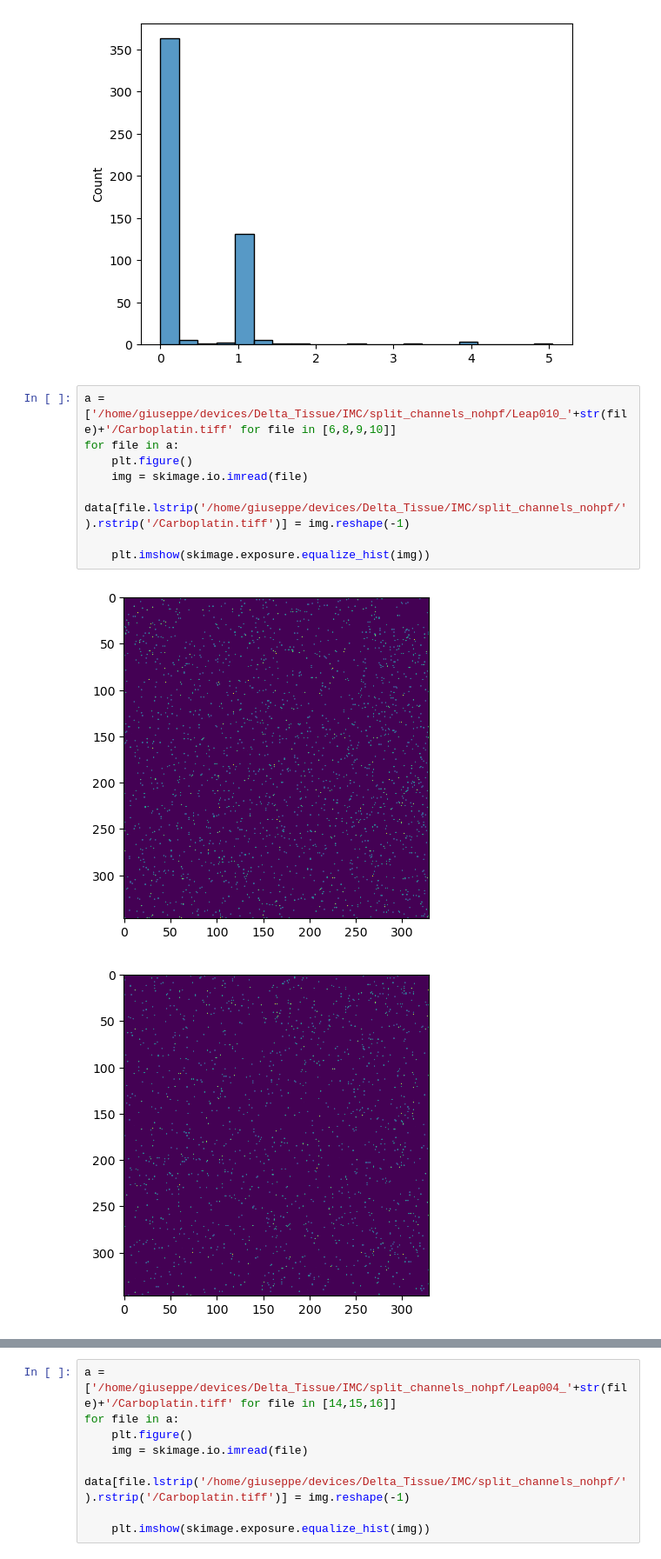
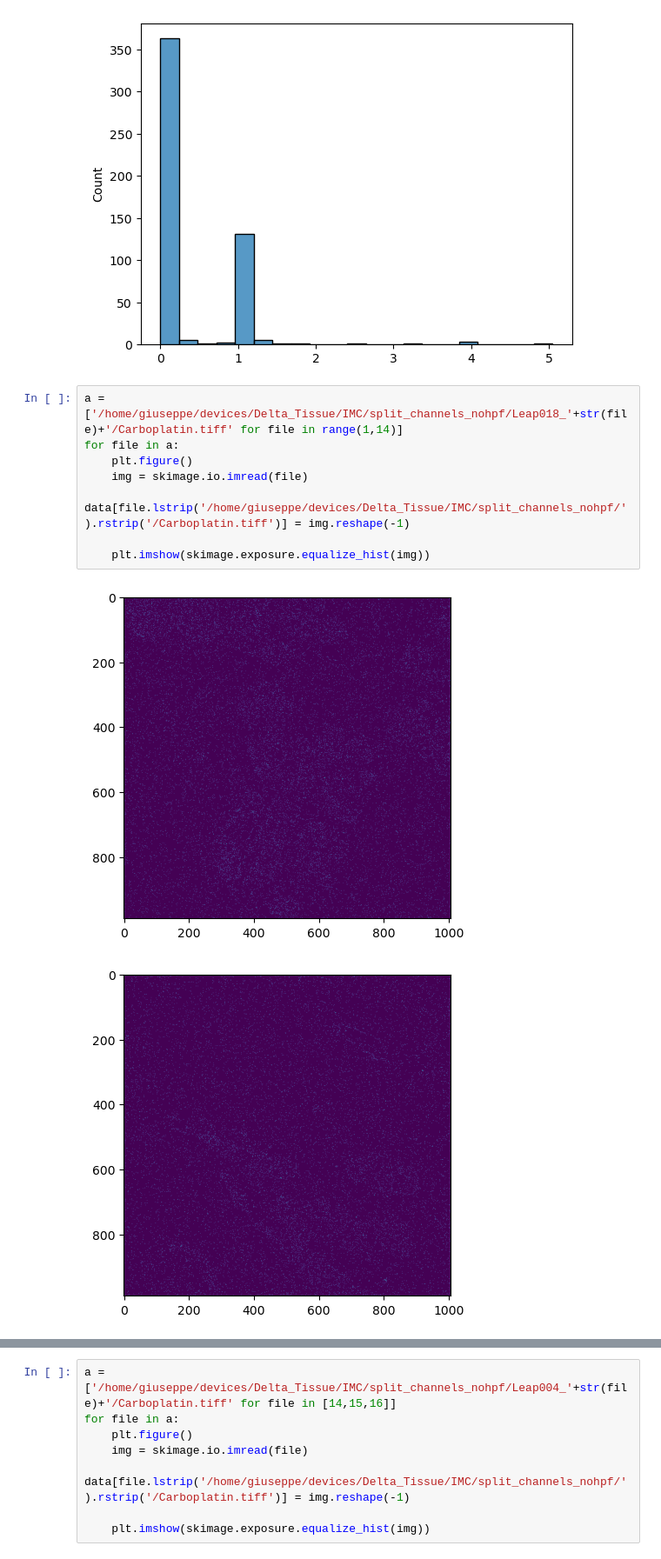
Before and after one commit to Schumacher-group/IMC_TNBC_analysis, a Jupyter notebook: explorative_analysis/find_Carboplatin.ipynb, the cells around one changed output, grey strips where cells are left out. Shown at 87% size. Drawn from its saved outputs; the diff is of its cells as text.

Commit message:
correct filenames of table and images

```diff
--- a/explorative_analysis/find_Carboplatin.ipynb
+++ b/explorative_analysis/find_Carboplatin.ipynb
@@ -87,13 +87,13 @@ thr = np.quantile(data,q = 0.95)
 # %% [output]
 [figure]
 # %%
-a = ['/home/giuseppe/devices/Delta_Tissue/IMC/split_channels_nohpf/Leap010_'+str(file)+'/Carboplatin.tiff' for file in [6,8,9,10]]
+a = ['/home/giuseppe/devices/Delta_Tissue/IMC/split_channels_nohpf/Leap018_'+str(file)+'/Carboplatin.tiff' for file in range(1,14)]
 for file in a:
     plt.figure()
     img = skimage.io.imread(file)
     data[file.lstrip('/home/giuseppe/devices/Delta_Tissue/IMC/split_channels_nohpf/').rstrip('/Carboplatin.tiff')] = img.reshape(-1)
 
     plt.imshow(skimage.exposure.equalize_hist(img))
 # %% [output]
-[figure, old version]
+[figure, new version]
-[figure, old version]
+[figure, new version]
```
Also changed, not shown: parts of 1 cell of this notebook.
